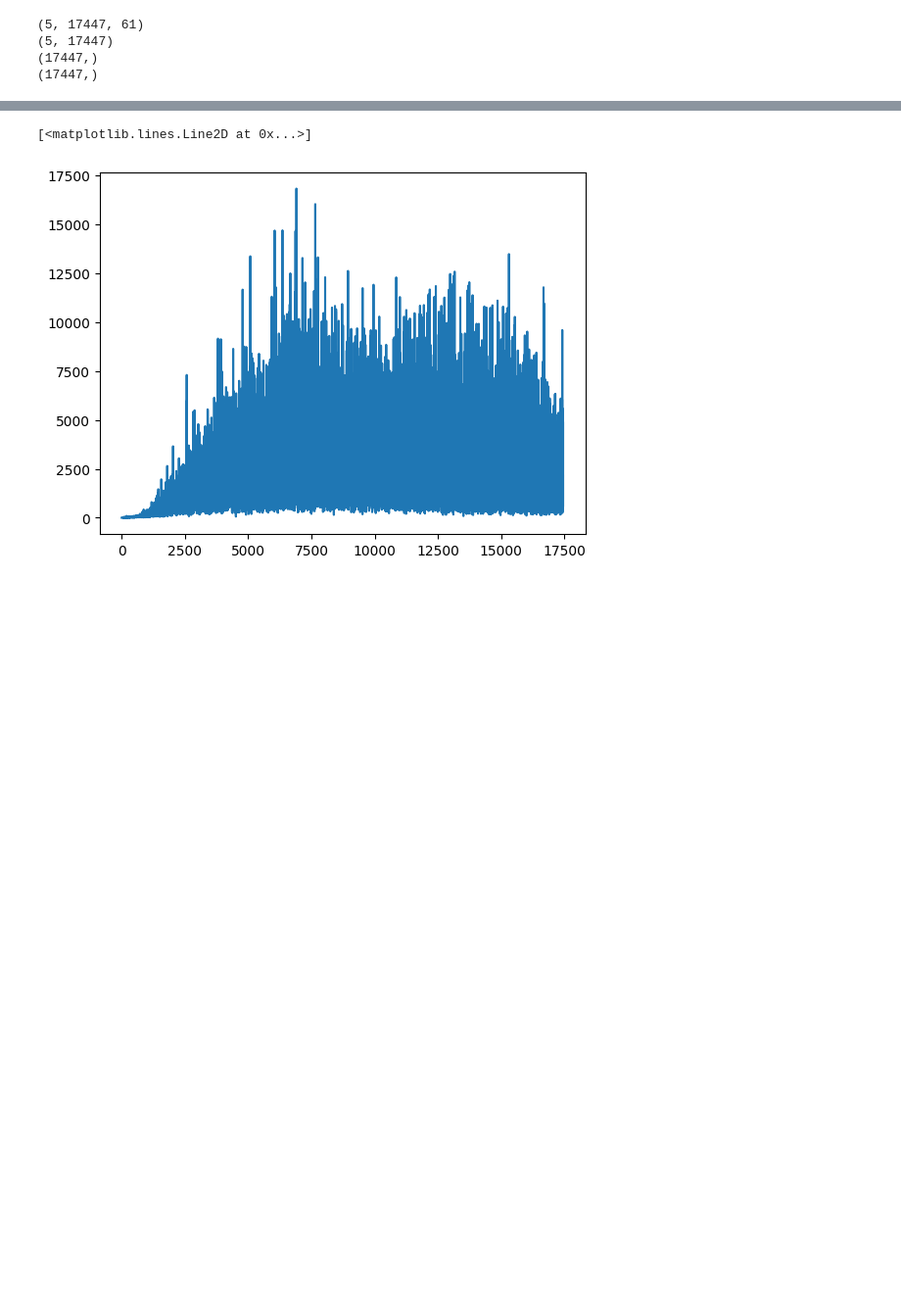
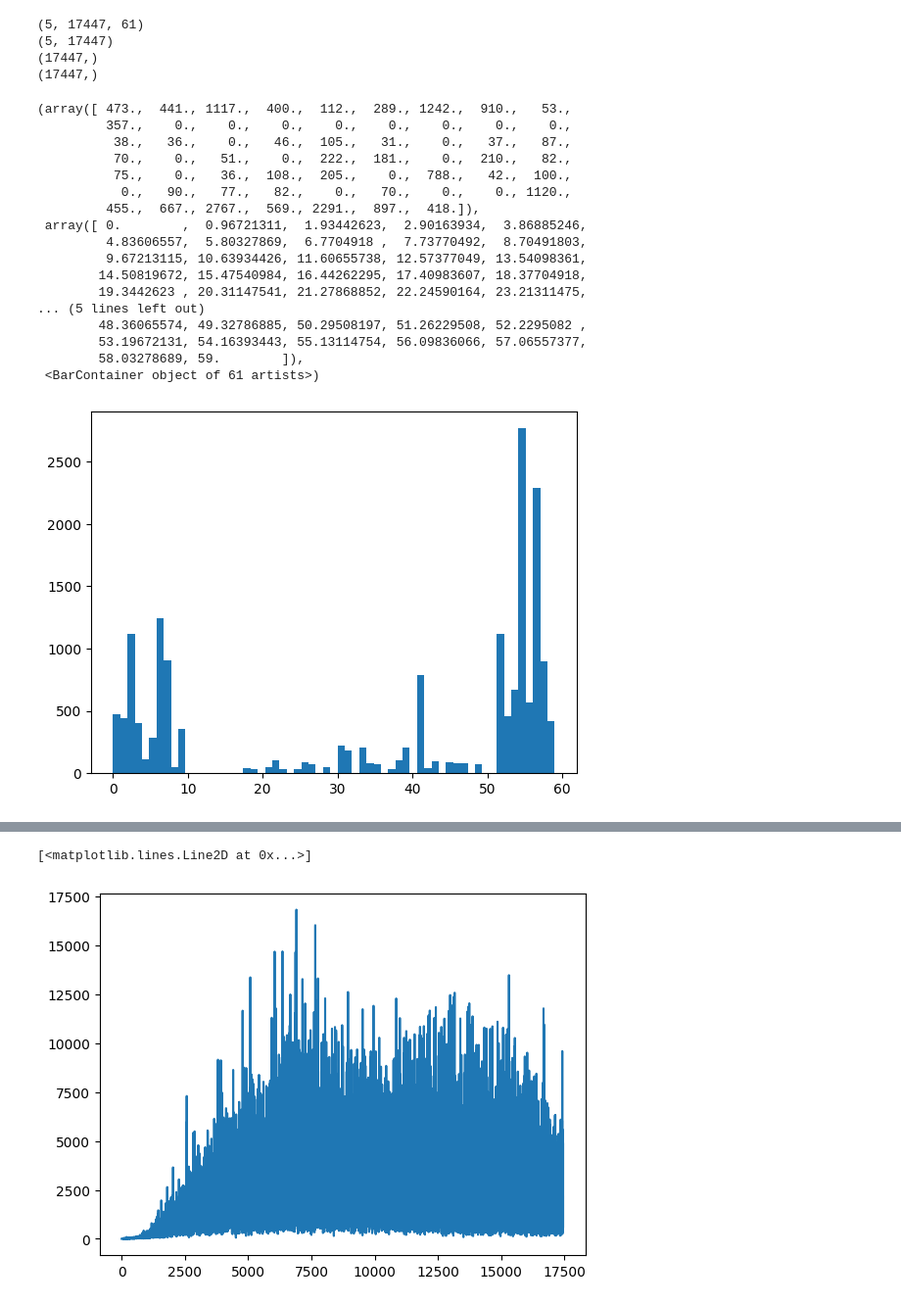
Before and after one commit to RodrigoCoelho7/VQC_Qlearning, a Jupyter notebook: data_analysis/gradients.ipynb, the cells around one changed output, grey strips where cells are left out. Shown at 98% size. Saved outputs shown, nothing was run; the diff lists cells and outputs as text; code cells hidden in the pictures; blank space fills up the shorter version.

```diff
--- a/data_analysis/gradients.ipynb
+++ b/data_analysis/gradients.ipynb
@@ -38,8 +38,35 @@ print(mean_magnitudes_gradients.shape)
 
 std_magnitudes_gradients = np.std(magnitudes_gradients, axis = 0)
 print(std_magnitudes_gradients.shape)
+
+max_parameters_gradient = np.max(gradients_array, axis = 2)
+max_parameters_gradient_index = np.argmax(gradients_array, axis = 2)
+
+min_parameters_gradient = np.min(gradients_array, axis = 2)
+min_parameters_gradient_index = np.argmin(gradients_array, axis = 2)
 # %% [output]
 (5, 17447, 61)
 (5, 17447)
 (17447,)
 (17447,)
+# %%
+plt.hist(max_parameters_gradient_index[0], bins = 61)
+# %% [output]
+(array([ 473.,  441., 1117.,  400.,  112.,  289., 1242.,  910.,   53.,
+         357.,    0.,    0.,    0.,    0.,    0.,    0.,    0.,    0.,
+          38.,   36.,    0.,   46.,  105.,   31.,    0.,   37.,   87.,
+          70.,    0.,   51.,    0.,  222.,  181.,    0.,  210.,   82.,
+          75.,    0.,   36.,  108.,  205.,    0.,  788.,   42.,  100.,
+           0.,   90.,   77.,   82.,    0.,   70.,    0.,    0., 1120.,
+         455.,  667., 2767.,  569., 2291.,  897.,  418.]),
+ array([ 0.        ,  0.96721311,  1.93442623,  2.90163934,  3.86885246,
+         4.83606557,  5.80327869,  6.7704918 ,  7.73770492,  8.70491803,
+         9.67213115, 10.63934426, 11.60655738, 12.57377049, 13.54098361,
+        14.50819672, 15.47540984, 16.44262295, 17.40983607, 18.37704918,
+        19.3442623 , 20.31147541, 21.27868852, 22.24590164, 23.21311475,
+... (5 lines left out)
+        48.36065574, 49.32786885, 50.29508197, 51.26229508, 52.2295082 ,
+        53.19672131, 54.16393443, 55.13114754, 56.09836066, 57.06557377,
+        58.03278689, 59.        ]),
+ <BarContainer object of 61 artists>)
+[figure, added]
```
Also changed, not shown: parts of 4 cells of this notebook, 1 other file.
